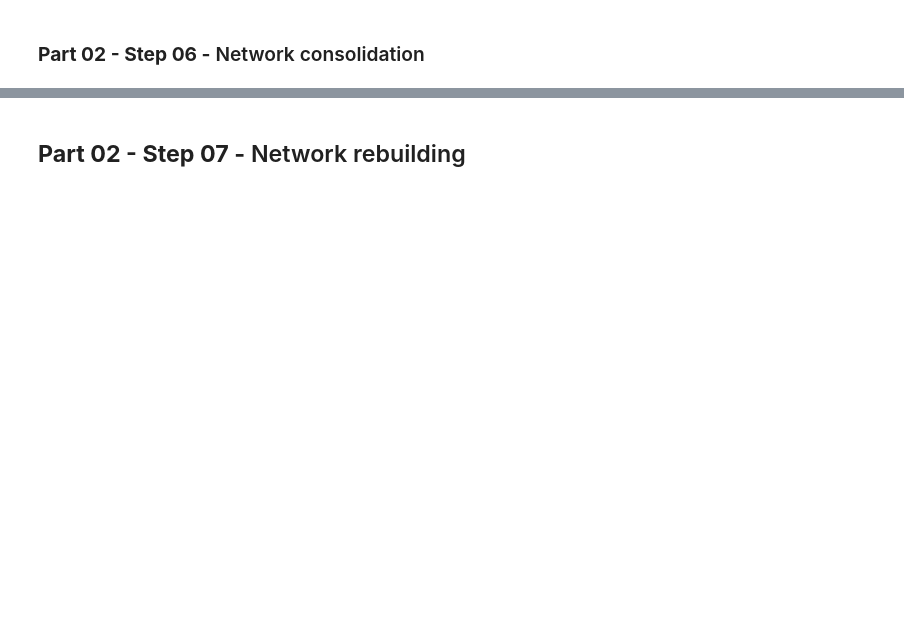
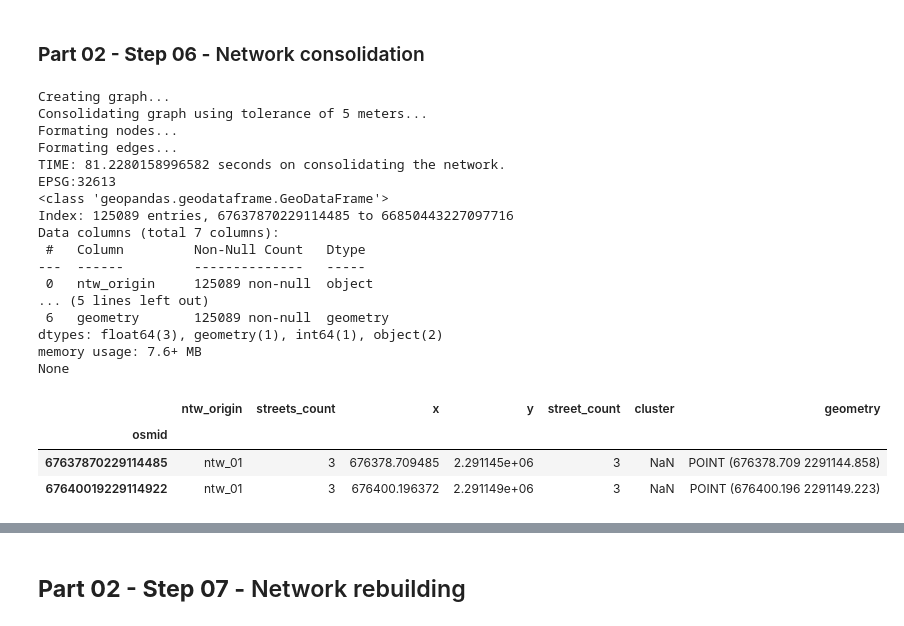
Before and after one commit to Observatorio-Ciudades/vref_walkability_index, a Jupyter notebook: notebooks/01_PL_04_Combine_networks.ipynb, the cells around one changed output, grey strips where cells are left out. Drawn from its saved outputs; the diff is of its cells as text; code cells hidden in the pictures; blank space fills up the shorter version.

Commit message:
Project network consolidation fix WIP01

```diff
--- a/notebooks/01_PL_04_Combine_networks.ipynb
+++ b/notebooks/01_PL_04_Combine_networks.ipynb
@@ -87,10 +87,10 @@ localsave_02_04 = False
 # PART 02 STEP 05 - Saves both networks after being cleaned (joined_nodes_clean, joined_edges_clean)
 localsave_02_05 = False
 # PART 02 STEP 06 - Saves both networks after being consolidated (Close nodes become one node, edges travel up to that consolidated node)
-localsave_02_06 = False
+localsave_02_06 = True
 # PART 02 STEP 07 - Saves both networks after being rebuilt (Consolidation creates osmid in the form of strings [osmid_1, osmid_2], this process
 # restores network to coordinate-based IDs (osmid, u, v))
-localsave_02_07 = False
+localsave_02_07 = True
 
 # ----- ----- ----- Previous step data loading (Mainly for building and debugging the code) ----- ----- -----
 # If there's a need to load previously saved outputs in order to start running from a specific step, turn to True
@@ -110,7 +110,7 @@ load_datafor_substep_part02_step04 = False
 # Data for part02_step05_ntwsclean (joined_nodes_fix, joined_edges_fix)
 load_datafor_part02_step05 = False
 # Data for part02_step06_ntwsconsolidation (project_nodes, project_edges)
-load_datafor_part02_step06 = False
+load_datafor_part02_step06 = True
 # Data for part02_step07_ntwsrebuild (cons_nodes, cons_edges)
 load_datafor_part02_step07 = False
 
@@ -4045,40 +4228,77 @@ project_edges.head(2)
 # %% [markdown]
 ### __Part 02 - Step 06 -__ Network consolidation
 # %%
+##### Time
+time_1 = time.time()
+##### Time
+
+# Undirecting the graph requires column 'osmid' in the edges gdf, therefore:
+#if 'osmid' not in project_edges.columns:
+#    project_edges['osmid'] = range(len(project_edges))
+
 print('Creating graph...')
 G = ox.graph_from_gdfs(project_nodes, project_edges)
+#print('Undirecting graph...')
+#G_u = ox.convert.to_undirected(G)
+#del G #Save space
 print(f'Consolidating graph using tolerance of 5 meters...')
 # consolidate graph
 G2 = ox.consolidate_intersections(G, rebuild_graph=True, tolerance=5, dead_ends=True)
-del G #Save space
 # Extract nodes and edges from consolidated graph
 cons_nodes, cons_edges = ox.graph_to_gdfs(G2)
 del G2 #Save space
 # Format nodes
 print('Formating nodes...')
 cons_nodes = cons_nodes.reset_index()
 cons_nodes = cons_nodes.drop(columns=['osmid'])
 cons_nodes = cons_nodes.rename(columns={'osmid_original':'osmid'})
 cons_nodes = cons_nodes.set_index('osmid')
 
 # Format edges
 print('Formating edges...')
 cons_edges = cons_edges.reset_index()
 cons_edges = cons_edges.drop(columns=['u','v'])
 cons_edges = cons_edges.rename(columns={'u_original':'u',
                                         'v_original':'v'})
 cons_edges = cons_edges.set_index(['u','v','key'])
 
 # Drop column 'index' if present
 if 'index' in cons_nodes.columns:
     cons_nodes = cons_nodes.drop(columns=['index'])
 if 'index' in cons_edges.columns:
     cons_edges = cons_edges.drop(columns=['index'])
 
+##### Time
+time_2 = time.time()
+print(f"TIME: {time_2-time_1} seconds on consolidating the network.")
+##### Time
+
 # Show
 print(cons_nodes.crs)
 print(cons_nodes.info())
 cons_nodes.head(2)
+# %% [output]
+Creating graph...
+Consolidating graph using tolerance of 5 meters...
+Formating nodes...
+Formating edges...
+TIME: 81.2280158996582 seconds on consolidating the network.
+EPSG:32613
+<class 'geopandas.geodataframe.GeoDataFrame'>
+Index: 125089 entries, 67637870229114485 to 66850443227097716
+Data columns (total 7 columns):
+ #   Column         Non-Null Count   Dtype
+---  ------         --------------   -----
+ 0   ntw_origin     125089 non-null  object
+... (5 lines left out)
+ 6   geometry       125089 non-null  geometry
+dtypes: float64(3), geometry(1), int64(1), object(2)
+memory usage: 7.6+ MB
+None
+|  | ntw_origin | streets_count | x | y | street_count | cluster | geometry |
+| osmid |  |  |  |  |  |  |  |
+| 67637870229114485 | ntw_01 | 3 | 676378.709485 | 2.291145e+06 | 3 | NaN | POINT (676378.709 2291144.858) |
+| 67640019229114922 | ntw_01 | 3 | 676400.196372 | 2.291149e+06 | 3 | NaN | POINT (676400.196 2291149.223) |
 # %%
 # Show
 print(cons_edges.crs)
```
Also changed, not shown: parts of 13 cells of this notebook.
